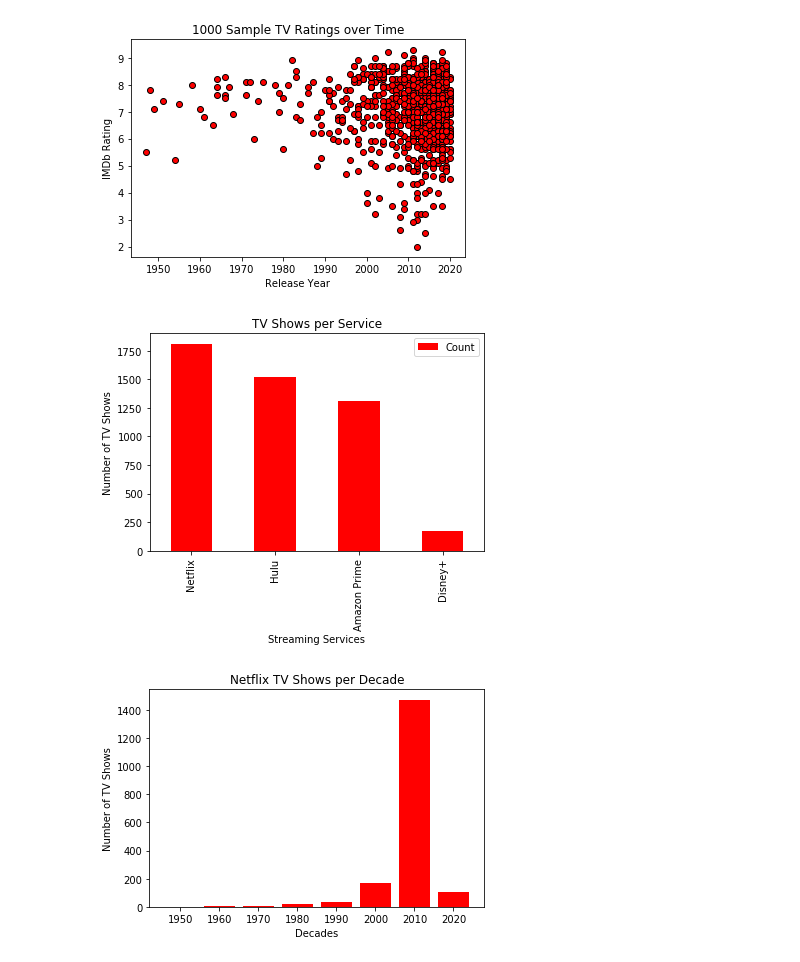
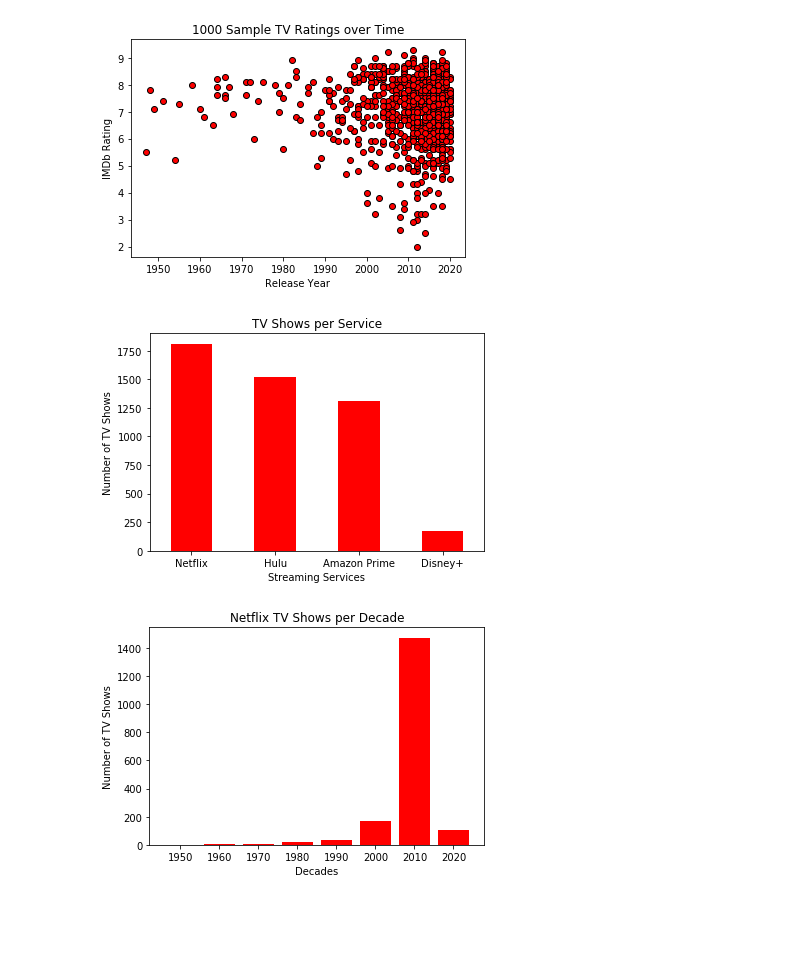
Before and after one commit to trevorguleserian/Project1, a Jupyter notebook: tv_data.ipynb, the cells around one changed output. Drawn from its saved outputs; the diff is of its cells as text; code cells hidden in the pictures; blank space fills up the shorter version.

```diff
--- a/tv_data.ipynb
+++ b/tv_data.ipynb
@@ -53,28 +53,30 @@ plt.show()
 # %%
 netflix_df = tv_df.loc[tv_df['Netflix'] == 1]
 netflix = (len(netflix_df))
 
 hulu_df = tv_df.loc[tv_df['Hulu'] == 1]
 hulu = (len(hulu_df))
 
 prime_df = tv_df.loc[tv_df['Prime Video'] == 1]
 prime = (len(prime_df))
 
 disney_df = tv_df.loc[tv_df['Disney+'] == 1]
 disney = (len(disney_df))
 
 count_df = pd.DataFrame({'Streaming Services': ['Netflix', 'Hulu', 'Amazon Prime', 'Disney+'],
                          'Count': [netflix, hulu, prime, disney]}
                        ).set_index('Streaming Services')
 count_df.plot(kind='bar', color = 'red')
 plt.ylabel("Number of TV Shows")
 plt.title("TV Shows per Service")
+plt.xticks(rotation=0)
+plt.legend().remove()
 
 plt.savefig("PNG/tv_per_service.png")
 
 plt. show()
 # %% [output]
-[figure, old version]
+[figure, new version]
 # %%
 year_bin = [0, 1959, 1969, 1979, 1989, 1999, 2009, 2019, 2030]
 year_names = ['1950', '1960', '1970', '1980', '1990', '2000', '2010', '2020']
```
Also changed, not shown: parts of 1 cell of this notebook, 2 other files.
